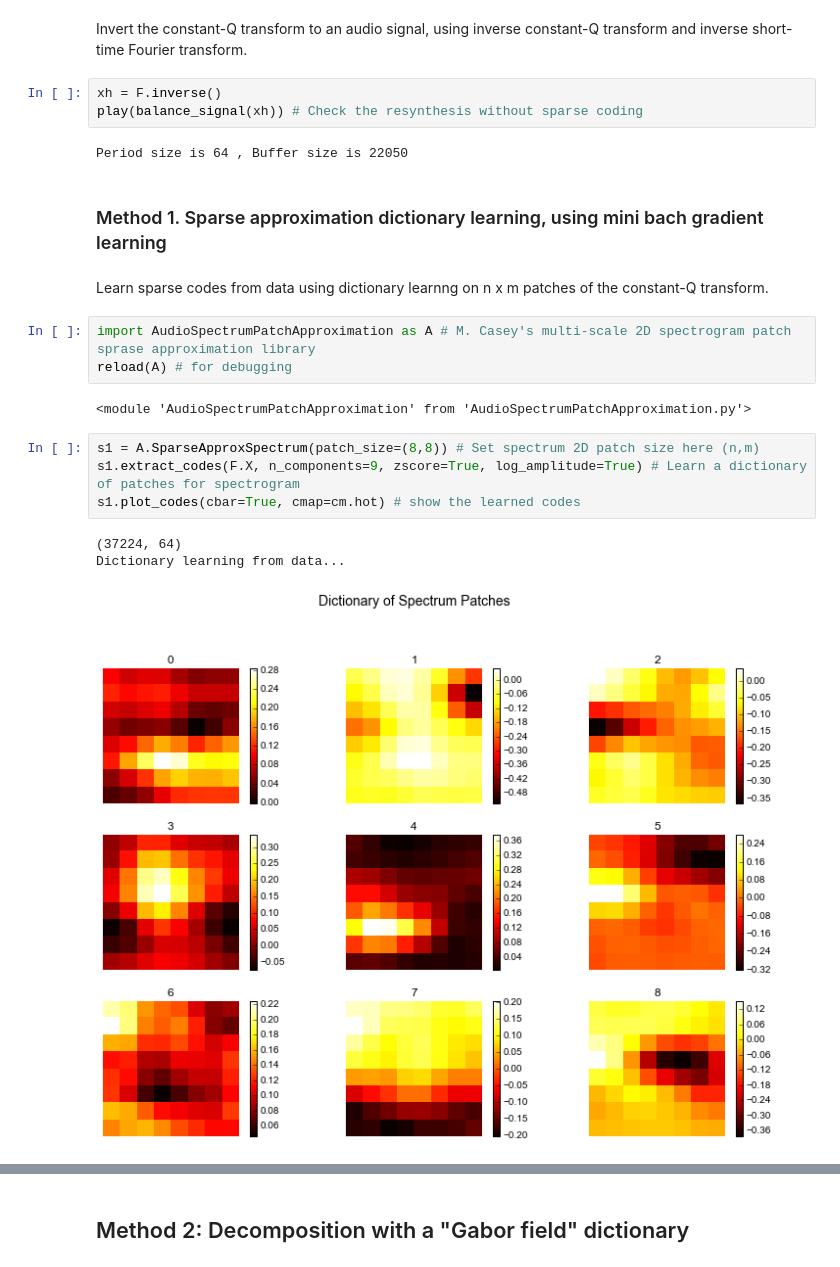
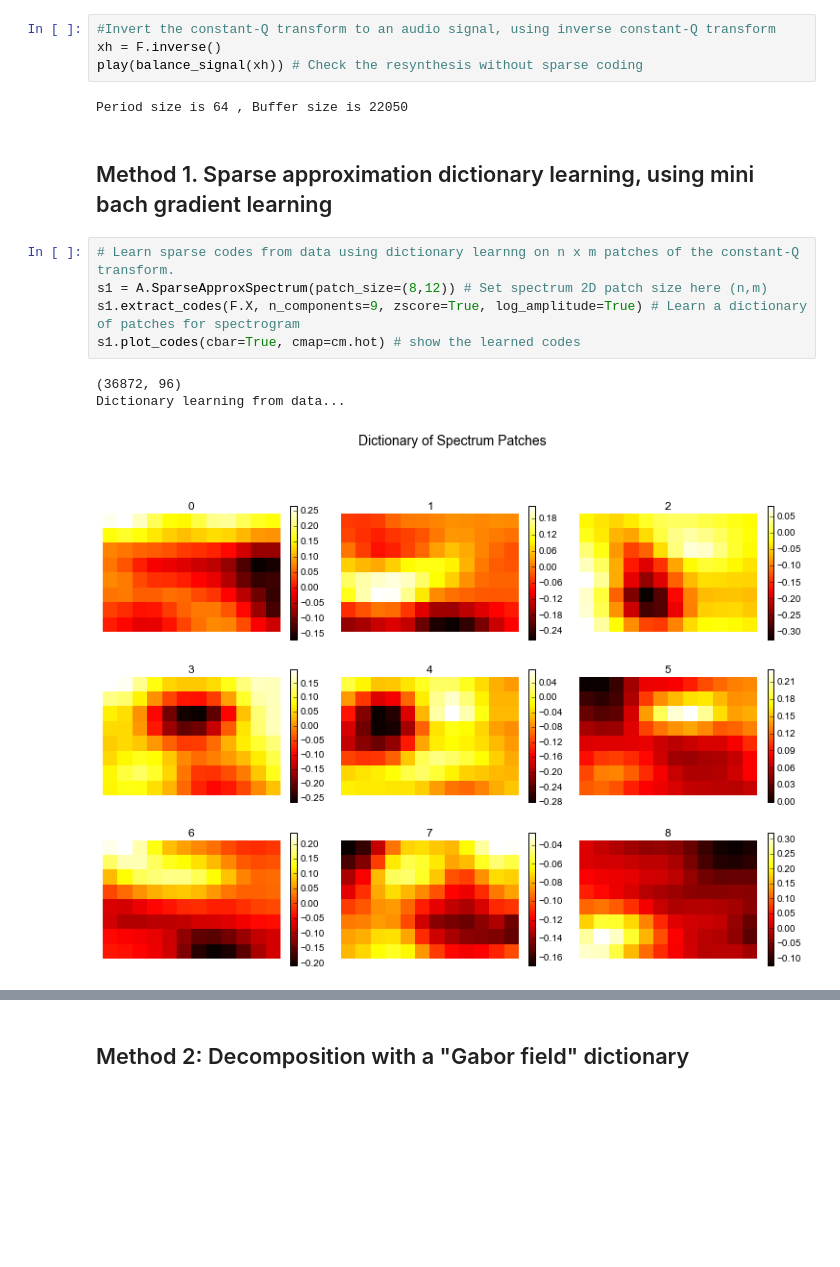
Before and after one commit to bregmanstudio/AudioSpectrumPatchApproximation, a Jupyter notebook: AudioSpectrumPatchApproximation.ipynb, the cells around one changed output, grey strips where cells are left out. Saved outputs shown, nothing was run; the diff lists cells and outputs as text; blank space fills up the shorter version.

```diff
--- a/AudioSpectrumPatchApproximation.ipynb
+++ b/AudioSpectrumPatchApproximation.ipynb
@@ -32,25 +30,18 @@ grid();axis('tight');ax=colorbar();ax.ax.set_visible(False)
-# %% [markdown]
-Invert the constant-Q transform to an audio signal, using inverse constant-Q transform and inverse short-time Fourier transform.
 # %%
+#Invert the constant-Q transform to an audio signal, using inverse constant-Q transform
 xh = F.inverse()
 play(balance_signal(xh)) # Check the resynthesis without sparse coding
 # %% [output]
 Period size is 64 , Buffer size is 22050
 # %% [markdown]
-### Method 1. Sparse approximation dictionary learning, using mini bach gradient learning
+<h2>Method 1. Sparse approximation dictionary learning, using mini bach gradient learning</h2>
-# %% [markdown]
-Learn sparse codes from data using dictionary learnng on n x m patches of the constant-Q transform.
-# %%
-import AudioSpectrumPatchApproximation as A # M. Casey's multi-scale 2D spectrogram patch sprase approximation library
-reload(A) # for debugging
-# %% [output]
-<module 'AudioSpectrumPatchApproximation' from 'AudioSpectrumPatchApproximation.py'>
 # %%
-s1 = A.SparseApproxSpectrum(patch_size=(8,8)) # Set spectrum 2D patch size here (n,m)
+# Learn sparse codes from data using dictionary learnng on n x m patches of the constant-Q transform.
+s1 = A.SparseApproxSpectrum(patch_size=(8,12)) # Set spectrum 2D patch size here (n,m)
 s1.extract_codes(F.X, n_components=9, zscore=True, log_amplitude=True) # Learn a dictionary of patches for spectrogram
 s1.plot_codes(cbar=True, cmap=cm.hot) # show the learned codes
 # %% [output]
-(37224, 64)
+(36872, 96)
 Dictionary learning from data...
-[figure, old version]
+[figure, new version]
 # %%
```
Also changed, not shown: parts of 24 cells of this notebook, 1 other file.
